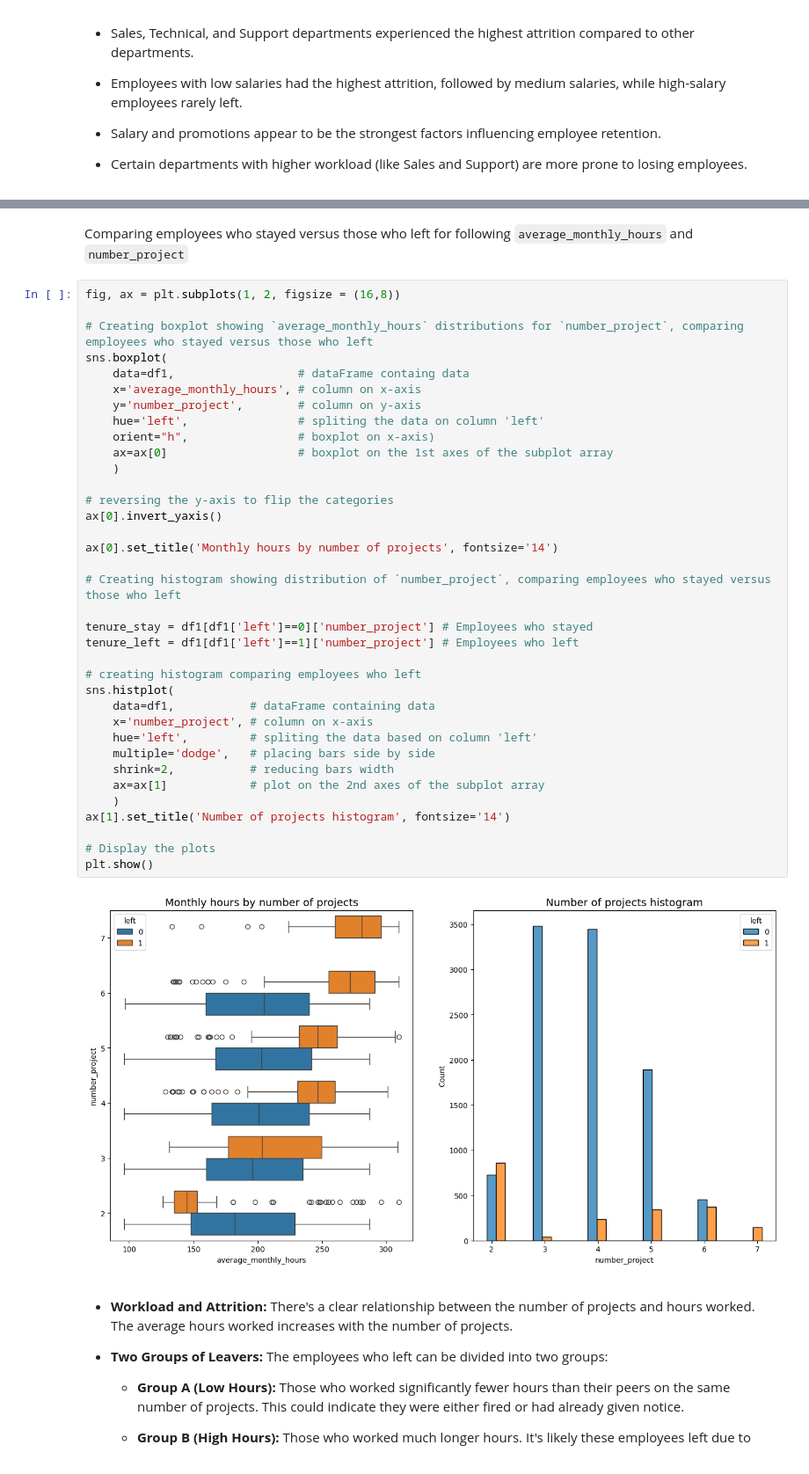
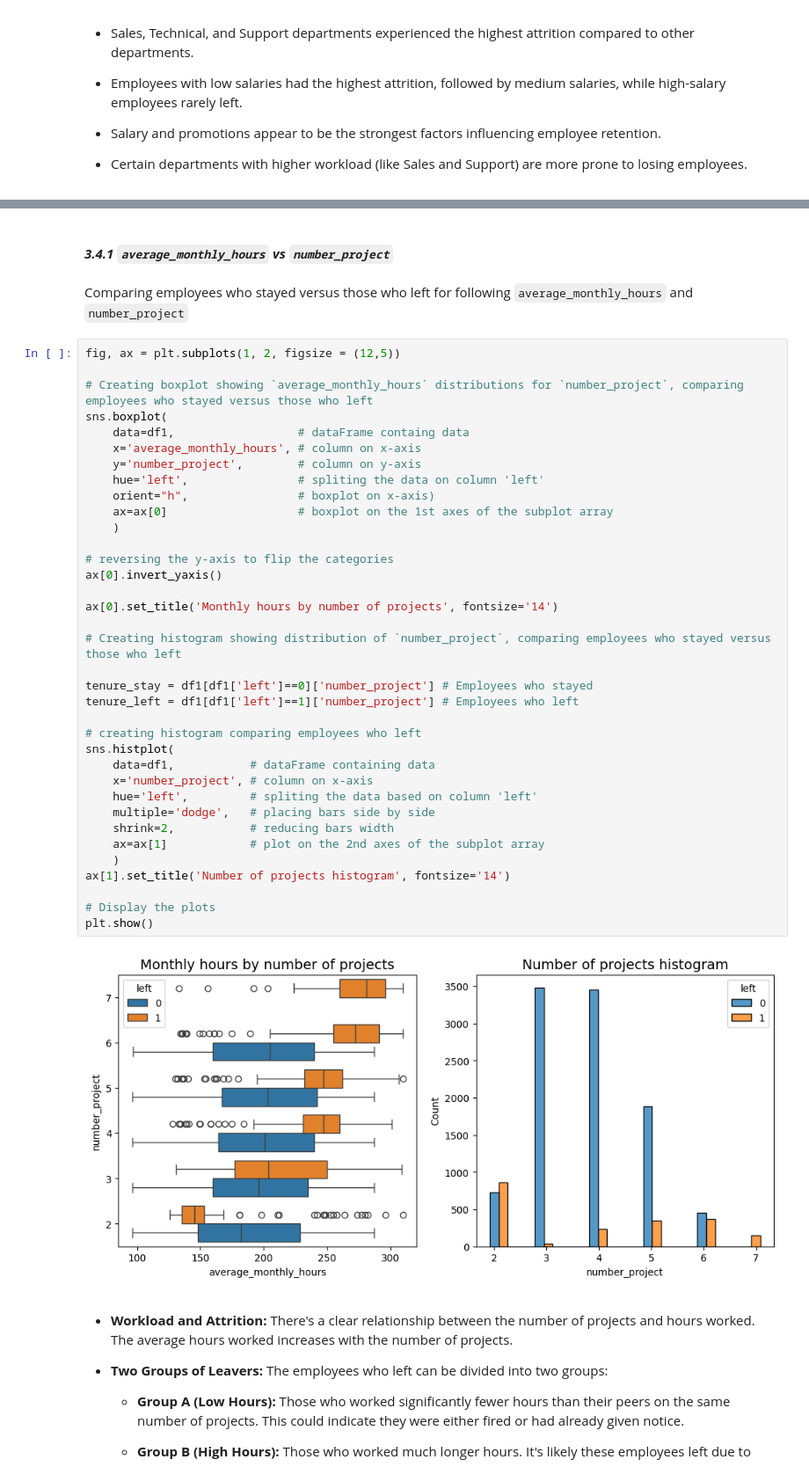
Before and after one commit to rixwan-khan/Providing-data-driven-suggestions-for-HR, a Jupyter notebook: data-driven decision for HR.ipynb, the cells around one changed output, grey strips where cells are left out. Shown at 88% size. Saved outputs shown, nothing was run; the diff lists cells and outputs as text.

```diff
--- a/data-driven decision for HR.ipynb
+++ b/data-driven decision for HR.ipynb
@@ -469,7 +469,9 @@ plt.show();
+# %% [markdown]
+#### ***3.4.1 `average_monthly_hours` vs `number_project`***
 # %% [markdown]
 Comparing employees who stayed versus those who left for following `average_monthly_hours` and `number_project`
 # %%
-fig, ax = plt.subplots(1, 2, figsize = (16,8))
+fig, ax = plt.subplots(1, 2, figsize = (12,5))
 
 # Creating boxplot showing `average_monthly_hours` distributions for `number_project`, comparing employees who stayed versus those who left
 sns.boxplot(
@@ -478,34 +480,34 @@ sns.boxplot(
     y='number_project',        # column on y-axis
     hue='left',                # spliting the data on column 'left'
     orient="h",                # boxplot on x-axis)
     ax=ax[0]                   # boxplot on the 1st axes of the subplot array
     )
 
 # reversing the y-axis to flip the categories
 ax[0].invert_yaxis()
 
 ax[0].set_title('Monthly hours by number of projects', fontsize='14')
 
 # Creating histogram showing distribution of `number_project`, comparing employees who stayed versus those who left
 
 tenure_stay = df1[df1['left']==0]['number_project'] # Employees who stayed
 tenure_left = df1[df1['left']==1]['number_project'] # Employees who left
 
 # creating histogram comparing employees who left
 sns.histplot(
     data=df1,           # dataFrame containing data
     x='number_project', # column on x-axis
     hue='left',         # spliting the data based on column 'left'
     multiple='dodge',   # placing bars side by side
     shrink=2,           # reducing bars width
     ax=ax[1]            # plot on the 2nd axes of the subplot array
     )
 ax[1].set_title('Number of projects histogram', fontsize='14')
 
 # Display the plots
 plt.show()
 # %% [output]
-[figure, old version]
+[figure, new version]
 # %% [markdown]
 - **Workload and Attrition:** There's a clear relationship between the number of projects and hours worked. The average hours worked increases with the number of projects.
 
```
Also changed, not shown: parts of 76 cells of this notebook.
